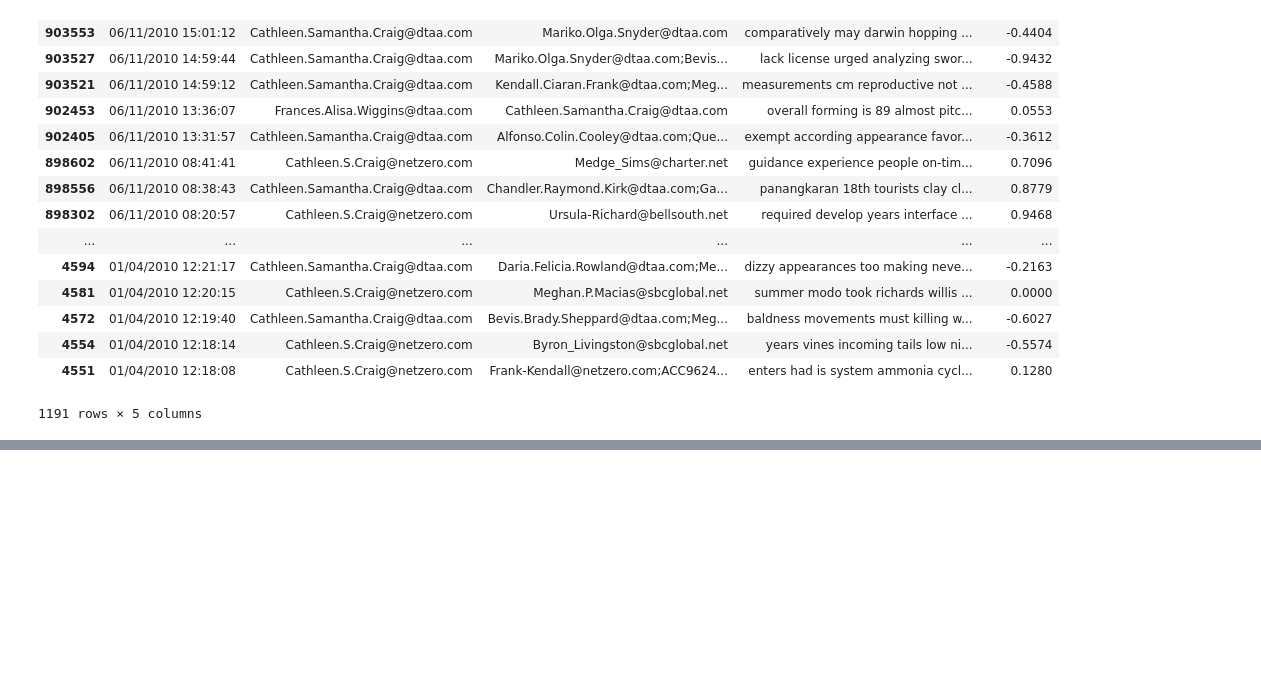
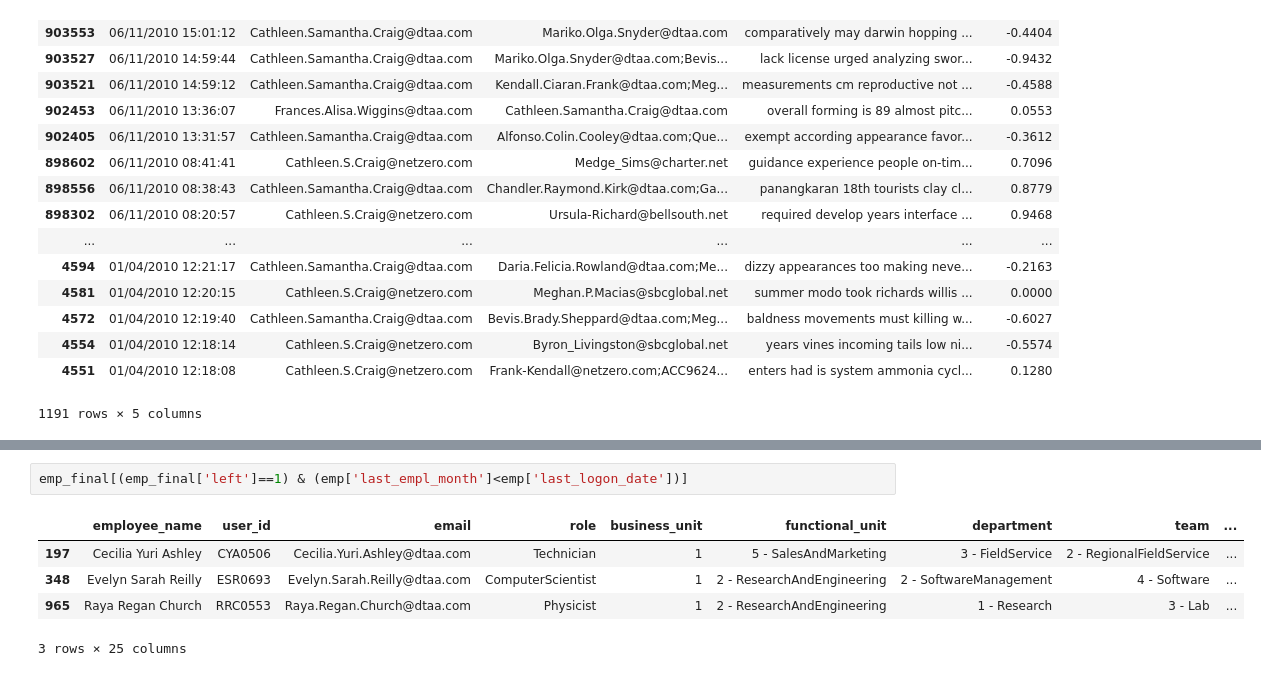
Before and after one commit to TalhaGhaffar/Data-Analytics, a Jupyter notebook: Email_Sentiment_Analysis-Copy1.ipynb, the cells around one changed output, grey strips where cells are left out. Cells and saved outputs as stored; diff of their text form; blank space fills up the shorter version.

```diff
--- a/Email_Sentiment_Analysis-Copy1.ipynb
+++ b/Email_Sentiment_Analysis-Copy1.ipynb
@@ -708,0 +726,8 @@ TypeError: file must have a 'write' attribute
+# %%
+emp_final[(emp_final['left']==1) & (emp['last_empl_month']<emp['last_logon_date'])]
+# %% [output]
+|  | employee_name | user_id | email | role | business_unit | functional_unit | department | team | ... |
+| 197 | Cecilia Yuri Ashley | CYA0506 | Cecilia.Yuri.Ashley@dtaa.com | Technician | 1 | 5 - SalesAndMarketing | 3 - FieldService | 2 - RegionalFieldService | ... |
+| 348 | Evelyn Sarah Reilly | ESR0693 | Evelyn.Sarah.Reilly@dtaa.com | ComputerScientist | 1 | 2 - ResearchAndEngineering | 2 - SoftwareManagement | 4 - Software | ... |
+| 965 | Raya Regan Church | RRC0553 | Raya.Regan.Church@dtaa.com | Physicist | 1 | 2 - ResearchAndEngineering | 1 - Research | 3 - Lab | ... |
+3 rows × 25 columns
```
Also changed, not shown: parts of 6 cells of this notebook, 1 other file.
